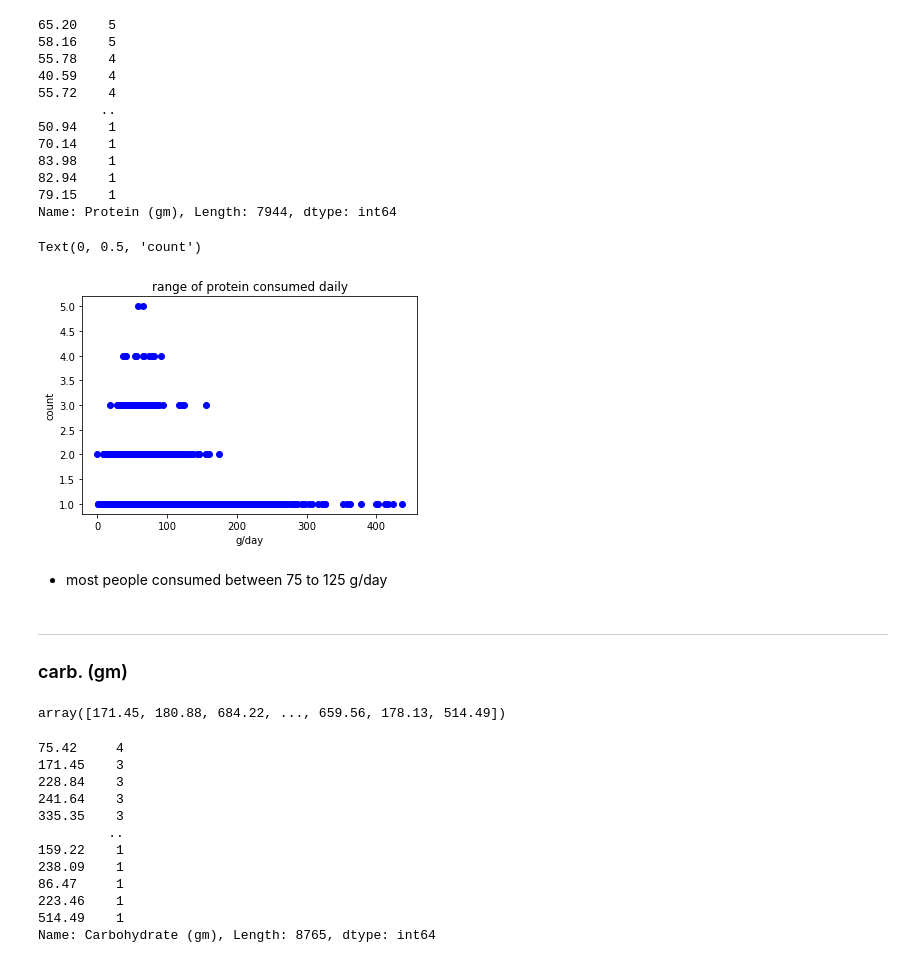
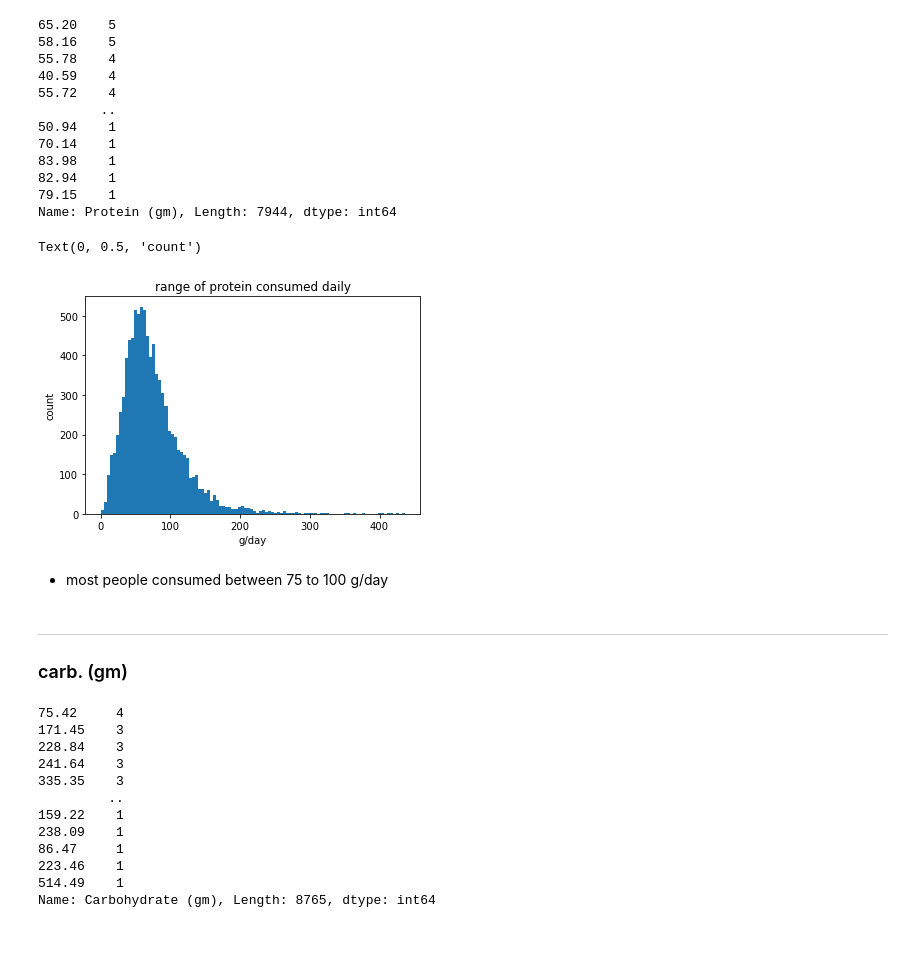
Before and after one commit to amyylin1/NHANES_Dietary_Data, a Jupyter notebook: nutrition.ipynb, the cells around one changed output. Saved outputs shown, nothing was run; the diff lists cells and outputs as text; code cells hidden in the pictures.

```diff
--- a/nutrition.ipynb
+++ b/nutrition.ipynb
@@ -229,22 +221,18 @@ count_protein
 79.15    1
 Name: Protein (gm), Length: 7944, dtype: int64
 # %%
-plt.scatter(count_protein.index.values, count_protein.values)
+plt.hist(ff_1['Protein (gm)'].values, bins=100)
 plt.title('range of protein consumed daily')
 plt.xlabel('g/day')
 plt.ylabel('count')
 # %% [output]
 Text(0, 0.5, 'count')
-[figure, old version]
+[figure, new version]
 # %% [markdown]
-- most people consumed between 75 to 125 g/day
+- most people consumed between 75 to 100 g/day
 # %% [markdown]
 ---
 ### carb. (gm)
-# %%
-ff_1['Carbohydrate (gm)'].unique()
-# %% [output]
-array([171.45, 180.88, 684.22, ..., 659.56, 178.13, 514.49])
 # %%
 count_carb = ff_1['Carbohydrate (gm)'].value_counts()
 count_carb
```
Also changed, not shown: parts of 11 cells of this notebook.
